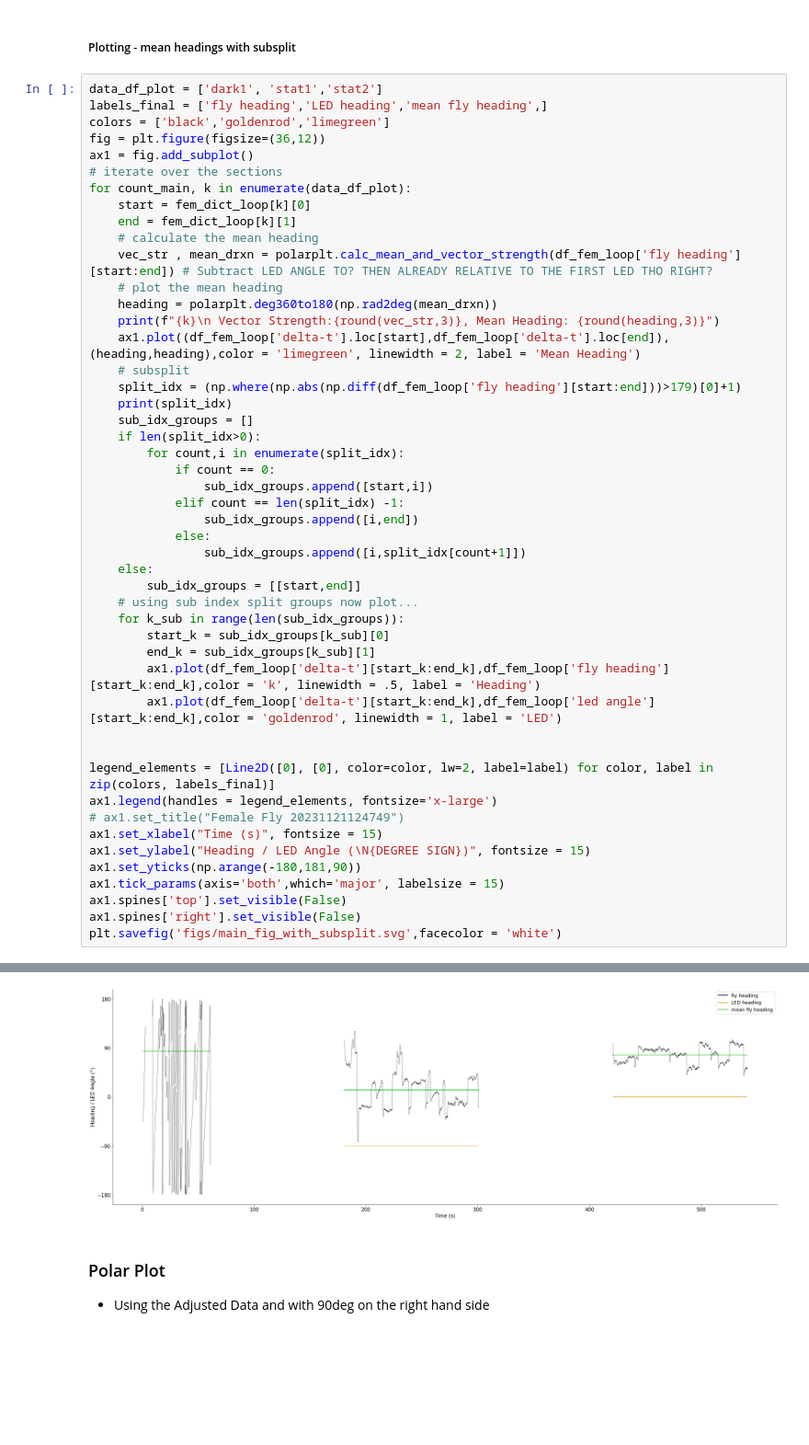
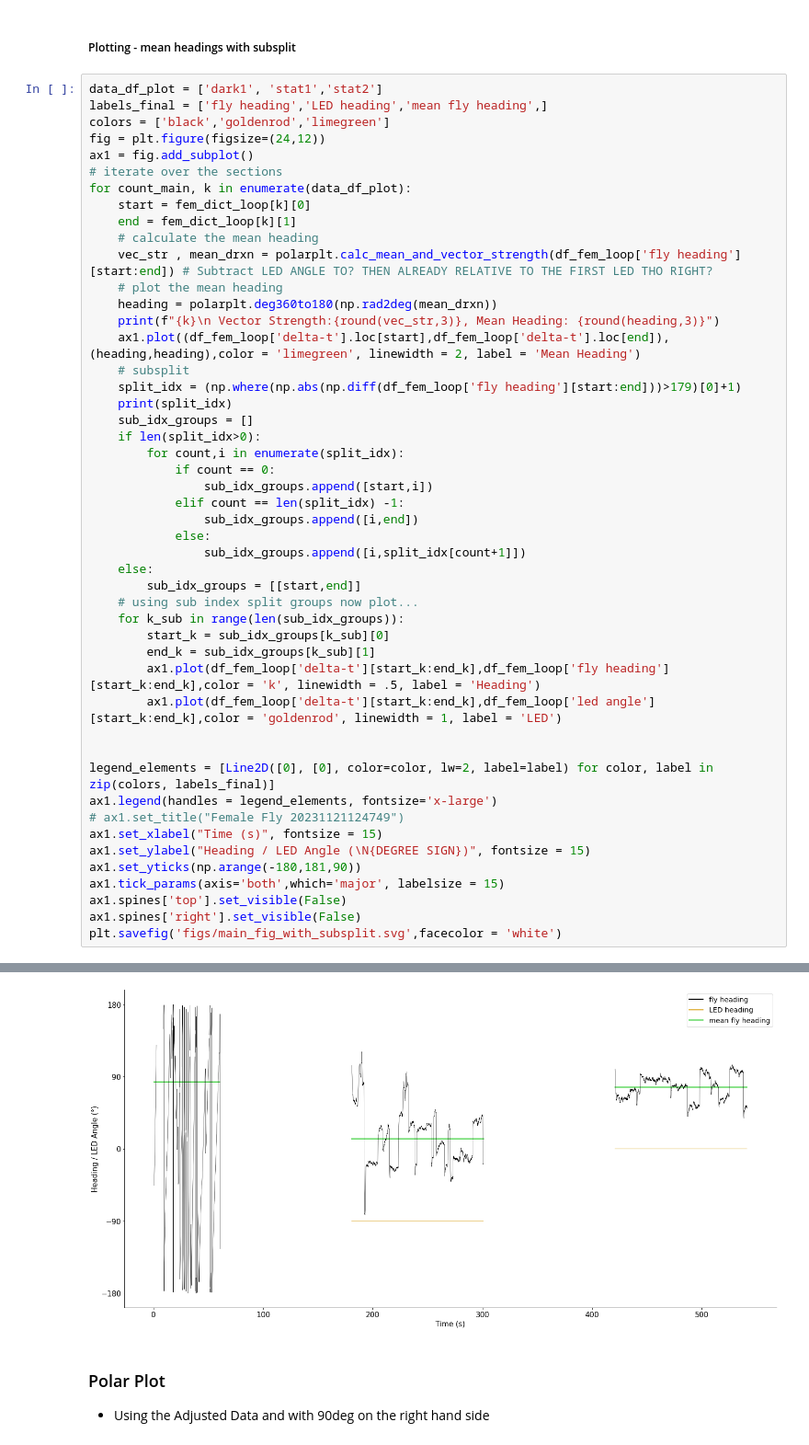
Before and after one commit to warren-lab/flyplot, a Jupyter notebook: Magno_Compare/magno_compare.ipynb, the cells around one changed output, grey strips where cells are left out. Shown at 92% size. Cells and saved outputs as stored; diff of their text form; blank space fills up the shorter version.

Commit message:
new changes to plots

```diff
--- a/Magno_Compare/magno_compare.ipynb
+++ b/Magno_Compare/magno_compare.ipynb
@@ -532,7 +532,7 @@ stat2
 data_df_plot = ['dark1', 'stat1','stat2']
 labels_final = ['fly heading','LED heading','mean fly heading',]
 colors = ['black','goldenrod','limegreen']
-fig = plt.figure(figsize=(36,12))
+fig = plt.figure(figsize=(24,12))
 ax1 = fig.add_subplot()
 # iterate over the sections
 for count_main, k in enumerate(data_df_plot):
@@ -559,34 +559,34 @@ for count_main, k in enumerate(data_df_plot):
     else:
         sub_idx_groups = [[start,end]]
     # using sub index split groups now plot...
     for k_sub in range(len(sub_idx_groups)):
         start_k = sub_idx_groups[k_sub][0]
         end_k = sub_idx_groups[k_sub][1]
         ax1.plot(df_fem_loop['delta-t'][start_k:end_k],df_fem_loop['fly heading'][start_k:end_k],color = 'k', linewidth = .5, label = 'Heading')
         ax1.plot(df_fem_loop['delta-t'][start_k:end_k],df_fem_loop['led angle'][start_k:end_k],color = 'goldenrod', linewidth = 1, label = 'LED')
 
 
 legend_elements = [Line2D([0], [0], color=color, lw=2, label=label) for color, label in zip(colors, labels_final)]
 ax1.legend(handles = legend_elements, fontsize='x-large')
 # ax1.set_title("Female Fly 20231121124749")
 ax1.set_xlabel("Time (s)", fontsize = 15)
 ax1.set_ylabel("Heading / LED Angle (\N{DEGREE SIGN})", fontsize = 15)
 ax1.set_yticks(np.arange(-180,181,90))
 ax1.tick_params(axis='both',which='major', labelsize = 15)
 ax1.spines['top'].set_visible(False)
 ax1.spines['right'].set_visible(False)
 plt.savefig('figs/main_fig_with_subsplit.svg',facecolor = 'white')
 # %% [output]
 dark1
  Vector Strength:0.114, Mean Heading: 83.205
 [ 43 140 273 276 371 408 434 460 485 516 589 595 610 795 806 822 936]
 stat1
  Vector Strength:0.831, Mean Heading: 12.548
 []
 stat2
  Vector Strength:0.966, Mean Heading: 76.726
 []
-[figure, old version]
+[figure, new version]
 # %% [markdown]
 ### Polar Plot
 - Using the Adjusted Data and with 90deg on the right hand side
```
Also changed, not shown: 1 other file.
